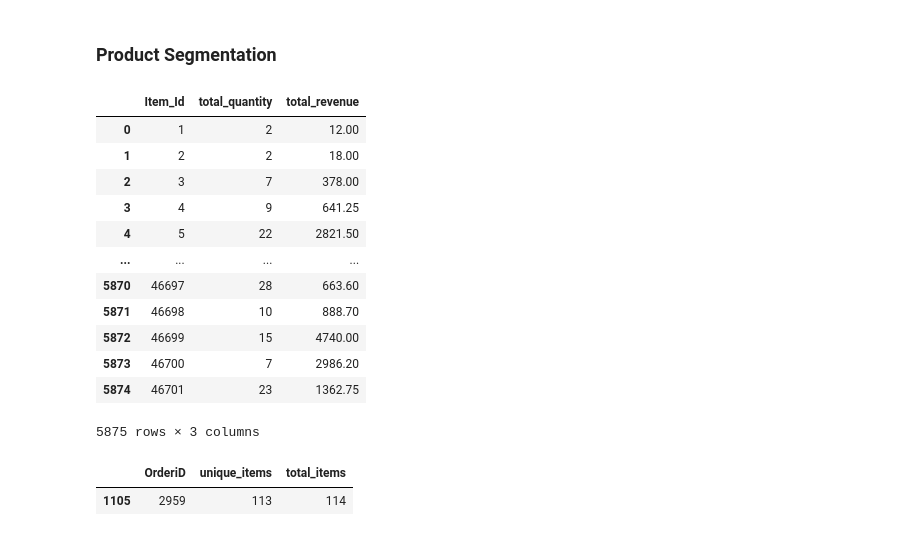
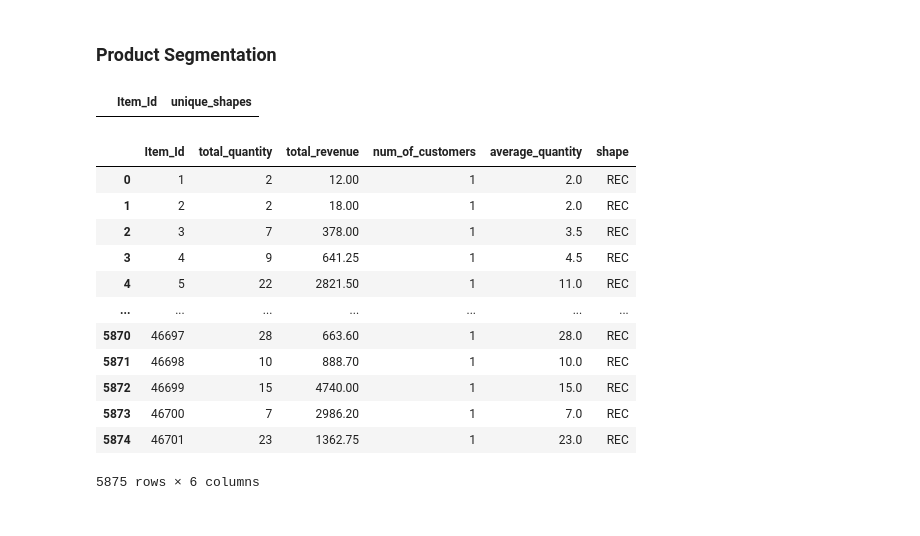
Before and after one commit to kanishkkg/ampba_24_group18_term2, a Jupyter notebook: ml_ul/GR_18_MLUL1_group18_Products.ipynb, the cells around one changed output. Saved outputs shown, nothing was run; the diff lists cells and outputs as text; code cells hidden in the pictures.

```diff
--- a/ml_ul/GR_18_MLUL1_group18_Products.ipynb
+++ b/ml_ul/GR_18_MLUL1_group18_Products.ipynb
@@ -51,38 +51,41 @@ base_data.head()
 | 2 | 1 | 17 | H-1 | USA | H-1USA | 7 | 88.00 | 616.0 | ... |
 | 3 | 1 | 496 | H-1 | USA | H-1USA | 7 | 88.00 | 616.0 | ... |
 | 4 | 1 | 30 | H-1 | USA | H-1USA | 5 | 117.00 | 585.0 | ... |
+# %%
+base_data.drop_duplicates(inplace=True)
 # %% [markdown]
 ### Product Segmentation
 # %%
 item_data = base_data.copy(deep=True)
+# %%
+# Checking if each item as a unique shape or not
+agg_data = item_data.groupby('Item_Id').agg(
+    unique_shapes=('ShapeName', 'nunique')
+).reset_index()
+agg_data[agg_data['unique_shapes'] != 1]
+# %% [output]
+|  | Item_Id | unique_shapes |
 # %%
 item_agg_data = item_data.groupby('Item_Id').agg(
     total_quantity=('QtyRequired','sum'),
     total_revenue=("Amount", "sum"),
     num_of_customers=("customer_country", "nunique"),
-    average_quantity=("")
+    average_quantity=("QtyRequired", 'mean'),
+    shape=("ShapeName", "max")
 ).reset_index()
+
 item_agg_data
 # %% [output]
-|  | Item_Id | total_quantity | total_revenue |
-| 0 | 1 | 2 | 12.00 |
-| 1 | 2 | 2 | 18.00 |
-| 2 | 3 | 7 | 378.00 |
-| 3 | 4 | 9 | 641.25 |
-| 4 | 5 | 22 | 2821.50 |
-| ... | ... | ... | ... |
-| 5870 | 46697 | 28 | 663.60 |
-| 5871 | 46698 | 10 | 888.70 |
-| 5872 | 46699 | 15 | 4740.00 |
-| 5873 | 46700 | 7 | 2986.20 |
-| 5874 | 46701 | 23 | 1362.75 |
+|  | Item_Id | total_quantity | total_revenue | num_of_customers | average_quantity | shape |
+| 0 | 1 | 2 | 12.00 | 1 | 2.0 | REC |
+| 1 | 2 | 2 | 18.00 | 1 | 2.0 | REC |
+| 2 | 3 | 7 | 378.00 | 1 | 3.5 | REC |
+| 3 | 4 | 9 | 641.25 | 1 | 4.5 | REC |
+| 4 | 5 | 22 | 2821.50 | 1 | 11.0 | REC |
+| ... | ... | ... | ... | ... | ... | ... |
+| 5870 | 46697 | 28 | 663.60 | 1 | 28.0 | REC |
+| 5871 | 46698 | 10 | 888.70 | 1 | 10.0 | REC |
+| 5872 | 46699 | 15 | 4740.00 | 1 | 15.0 | REC |
+| 5873 | 46700 | 7 | 2986.20 | 1 | 7.0 | REC |
+| 5874 | 46701 | 23 | 1362.75 | 1 | 23.0 | REC |
-5875 rows × 3 columns
+5875 rows × 6 columns
-# %%
-order_agg = item_data.groupby('OrderiD').agg(
-    unique_items=("Item_Id", "nunique"),
-    total_items=("Item_Id", "count")
-).reset_index()
-order_agg[order_agg['unique_items'] != order_agg['total_items']]
-# %% [output]
-|  | OrderiD | unique_items | total_items |
-| 1105 | 2959 | 113 | 114 |
```
Also changed, not shown: parts of 4 cells of this notebook.
